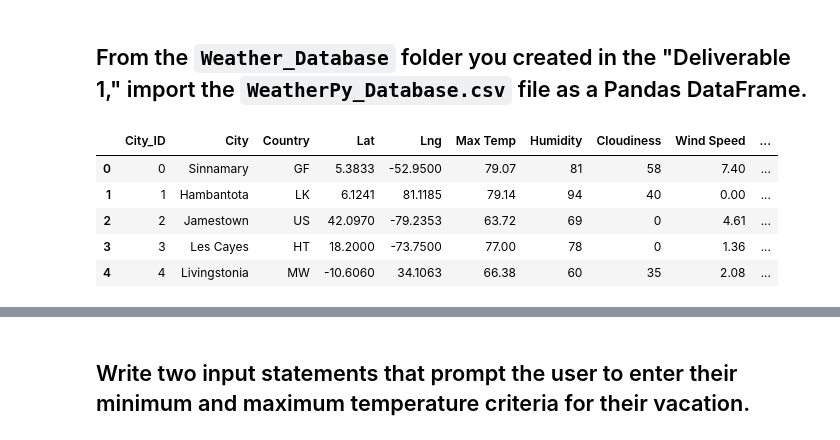
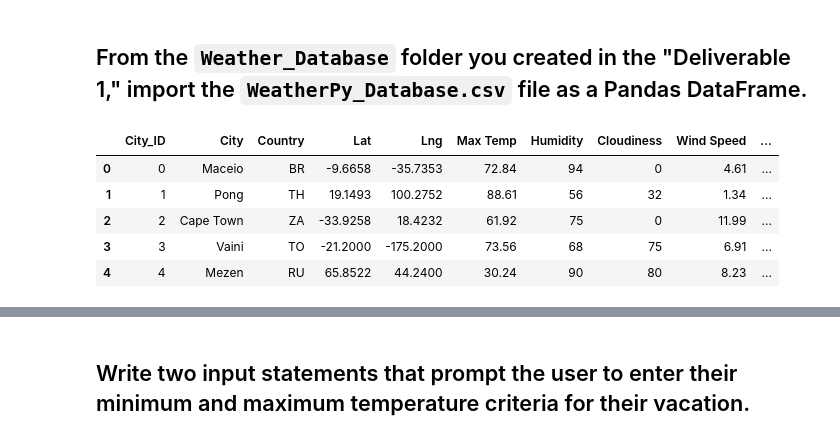
Before and after one commit to NM-90/World_Weather_Analysis, a Jupyter notebook: Vacation_Search.ipynb, the cells around one changed output, grey strips where cells are left out. Drawn from its saved outputs; the diff is of its cells as text; code cells hidden in the pictures.

```diff
--- a/Vacation_Search.ipynb
+++ b/Vacation_Search.ipynb
@@ -76,20 +76,20 @@ gmaps.configure(api_key=g_key)
 ## From the `Weather_Database` folder you created in the "Deliverable 1," import the `WeatherPy_Database.csv` file as a Pandas DataFrame.
 # %%
 # Set the file path to import the WeatherPy_database.csv file
-file_path = "../Weather_Database/weather_data_ch/cities1.csv"
+file_path = "../Weather_Database/WeatherPy_Database.csv"
 
 # Load the CSV file into a Pandas DataFrame
 city_data_df = pd.read_csv(file_path)
 
 # Display sample data
 city_data_df.head()
 # %% [output]
 |  | City_ID | City | Country | Lat | Lng | Max Temp | Humidity | Cloudiness | Wind Speed | ... |
-| 0 | 0 | Sinnamary | GF | 5.3833 | -52.9500 | 79.07 | 81 | 58 | 7.40 | ... |
-| 1 | 1 | Hambantota | LK | 6.1241 | 81.1185 | 79.14 | 94 | 40 | 0.00 | ... |
-| 2 | 2 | Jamestown | US | 42.0970 | -79.2353 | 63.72 | 69 | 0 | 4.61 | ... |
-| 3 | 3 | Les Cayes | HT | 18.2000 | -73.7500 | 77.00 | 78 | 0 | 1.36 | ... |
-| 4 | 4 | Livingstonia | MW | -10.6060 | 34.1063 | 66.38 | 60 | 35 | 2.08 | ... |
+| 0 | 0 | Maceio | BR | -9.6658 | -35.7353 | 72.84 | 94 | 0 | 4.61 | ... |
+| 1 | 1 | Pong | TH | 19.1493 | 100.2752 | 88.61 | 56 | 32 | 1.34 | ... |
+| 2 | 2 | Cape Town | ZA | -33.9258 | 18.4232 | 61.92 | 75 | 0 | 11.99 | ... |
+| 3 | 3 | Vaini | TO | -21.2000 | -175.2000 | 73.56 | 68 | 75 | 6.91 | ... |
+| 4 | 4 | Mezen | RU | 65.8522 | 44.2400 | 30.24 | 90 | 80 | 8.23 | ... |
 # %%
 ! pwd && ls -al
 # %% [output]
```
Also changed, not shown: parts of 16 cells of this notebook, 3 other files.
